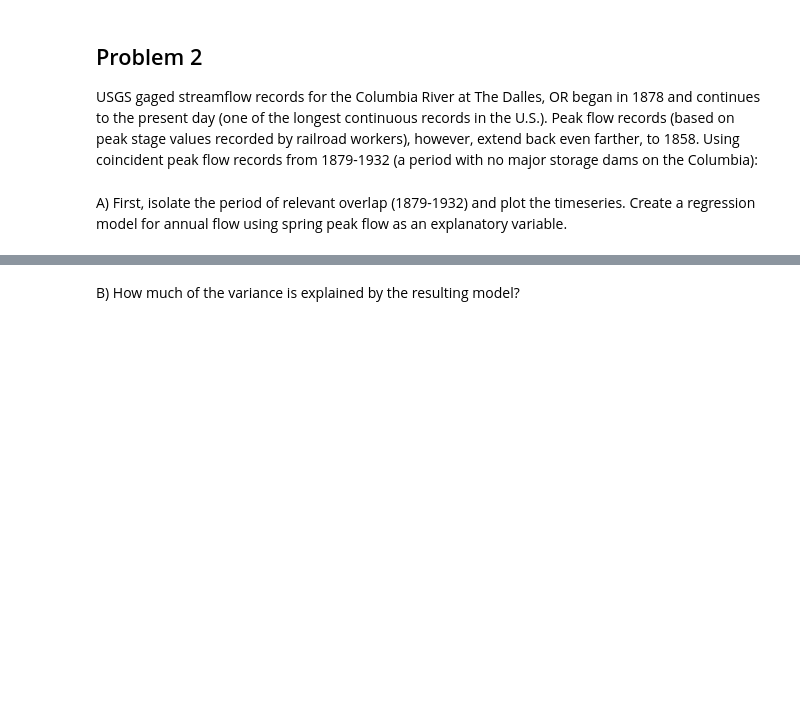
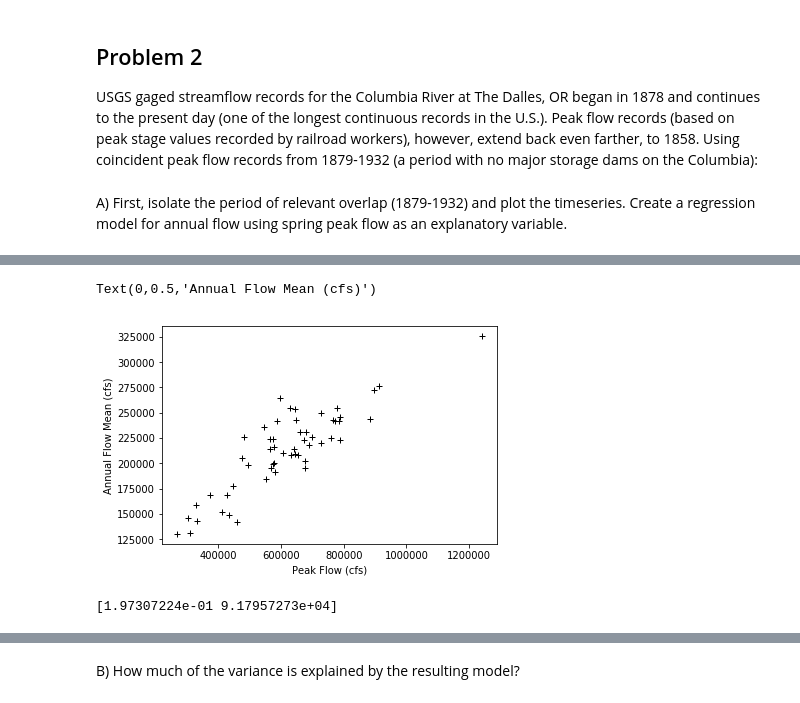
Before and after one commit to AzusaSayuri/UW-Data-analysis, a Jupyter notebook: HW3/Assignment 3 Ximin Hu.ipynb, the cells around one changed output, grey strips where cells are left out. Saved outputs shown, nothing was run; the diff lists cells and outputs as text; code cells hidden in the pictures; blank space fills up the shorter version.

```diff
--- a/HW3/Assignment 3 Ximin Hu.ipynb
+++ b/HW3/Assignment 3 Ximin Hu.ipynb
@@ -231,0 +268,19 @@ A) First, isolate the period of relevant overlap (1879-1932) and plot the timese
+# %%
+#Create scatter plot for the data
+
+plt.plot(df_r['peakflow'],df_r['annualmean'],'k+')
+plt.xlabel('Peak Flow (cfs)')
+plt.ylabel('Annual Flow Mean (cfs)')
+# %% [output]
+Text(0,0.5,'Annual Flow Mean (cfs)')
+[figure, added]
+# %%
+n = df_r['peakflow'].size
+#According to the scatter plot we choose linear regression model to fit the data
+Bv2 = np.polyfit(df_r['peakflow'],df_r['annualmean'],1)
+print(Bv2)
+
+x = np.linspace(np.min(df_r['peakflow']), np.max(df_r['peakflow']),n)
+y = Bv2[1] + Bv2[0]*x
+# %% [output]
+[1.97307224e-01 9.17957273e+04]
```
Also changed, not shown: parts of 16 cells of this notebook.
